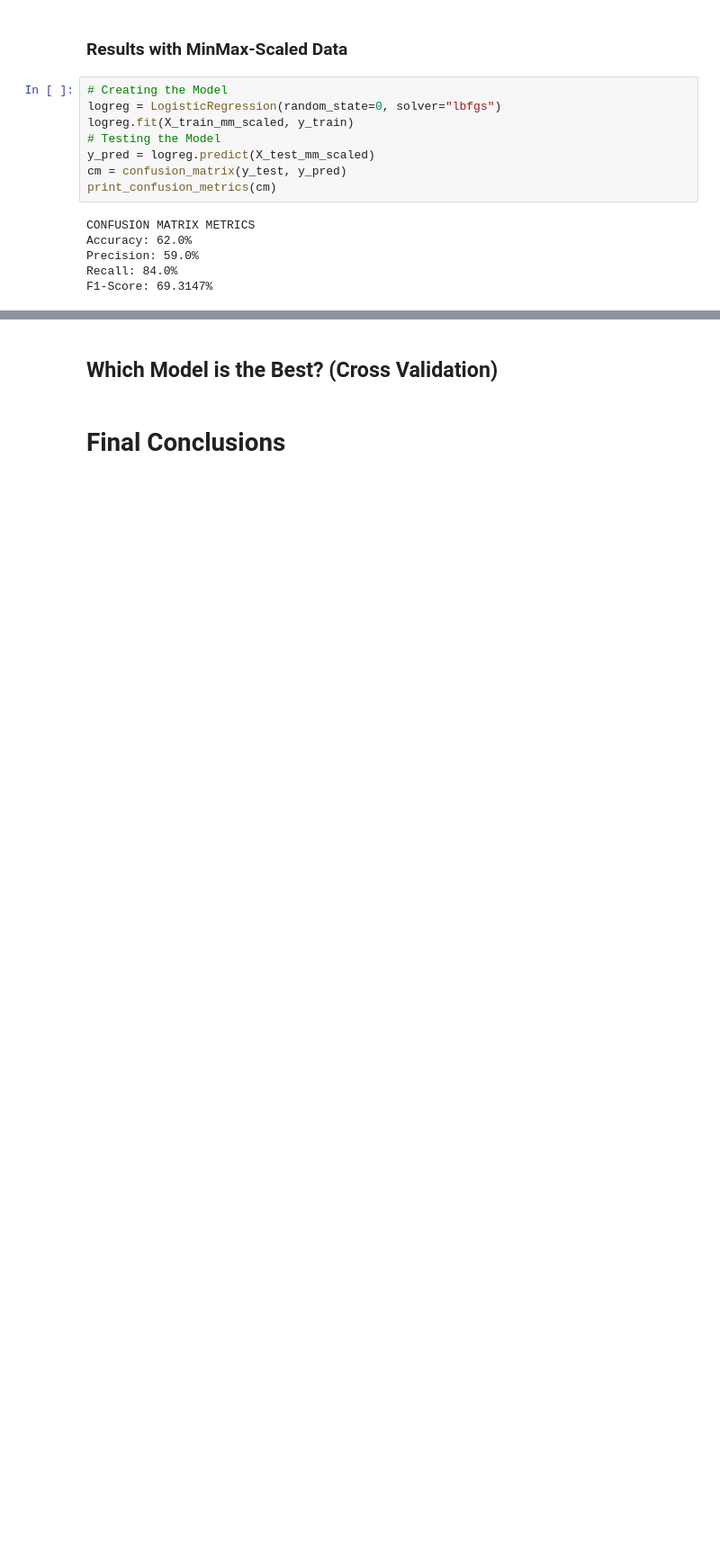
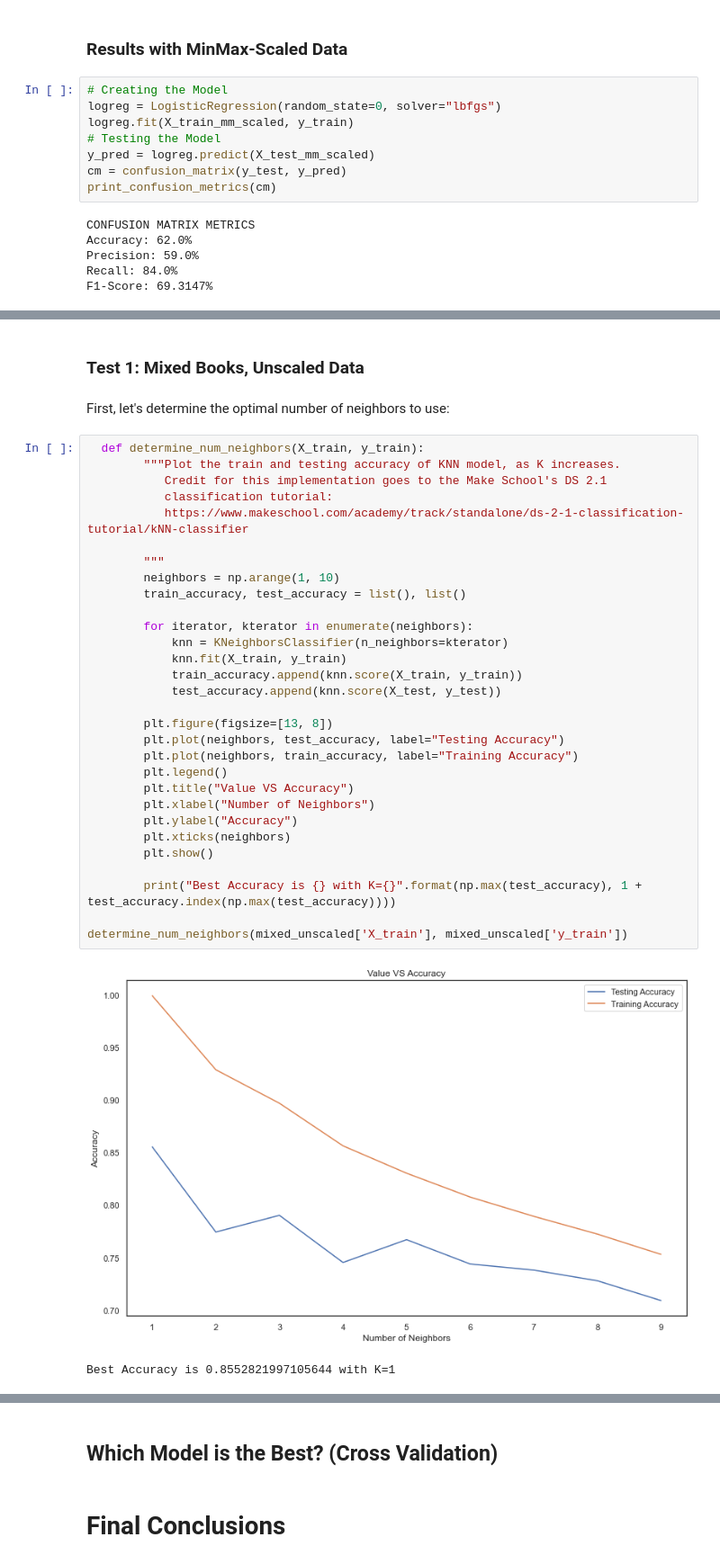
Before and after one commit to UPstartDeveloper/bookstore-classifier, a Jupyter notebook: classifications.ipynb, the cells around one changed output, grey strips where cells are left out. Shown at 90% size. Cells and saved outputs as stored; diff of their text form; blank space fills up the shorter version.

Commit message:
Classify books using KNN.

```diff
--- a/classifications.ipynb
+++ b/classifications.ipynb
@@ -811,0 +866,37 @@ There appears to be no significant difference between what kind of algorithm is
+# %% [markdown]
+### Test 1: Mixed Books, Unscaled Data
+# %% [markdown]
+First, let's determine the optimal number of neighbors to use:
+# %%
+  def determine_num_neighbors(X_train, y_train):
+        """Plot the train and testing accuracy of KNN model, as K increases.
+           Credit for this implementation goes to the Make School's DS 2.1
+           classification tutorial:
+           https://www.makeschool.com/academy/track/standalone/ds-2-1-classification-tutorial/kNN-classifier
+
+        """
+        neighbors = np.arange(1, 10)
+        train_accuracy, test_accuracy = list(), list()
+
+        for iterator, kterator in enumerate(neighbors):
+            knn = KNeighborsClassifier(n_neighbors=kterator)
+            knn.fit(X_train, y_train)
+            train_accuracy.append(knn.score(X_train, y_train))
+            test_accuracy.append(knn.score(X_test, y_test))
+
+        plt.figure(figsize=[13, 8])
+        plt.plot(neighbors, test_accuracy, label="Testing Accuracy")
+        plt.plot(neighbors, train_accuracy, label="Training Accuracy")
+        plt.legend()
+        plt.title("Value VS Accuracy")
+        plt.xlabel("Number of Neighbors")
+        plt.ylabel("Accuracy")
+        plt.xticks(neighbors)
+        plt.show()
+
+        print("Best Accuracy is {} with K={}".format(np.max(test_accuracy), 1 + test_accuracy.index(np.max(test_accuracy))))
+
+determine_num_neighbors(mixed_unscaled['X_train'], mixed_unscaled['y_train'])
+# %% [output]
+[figure, added]
+Best Accuracy is 0.8552821997105644 with K=1
```
Also changed, not shown: parts of 31 cells of this notebook, 2 other files.
